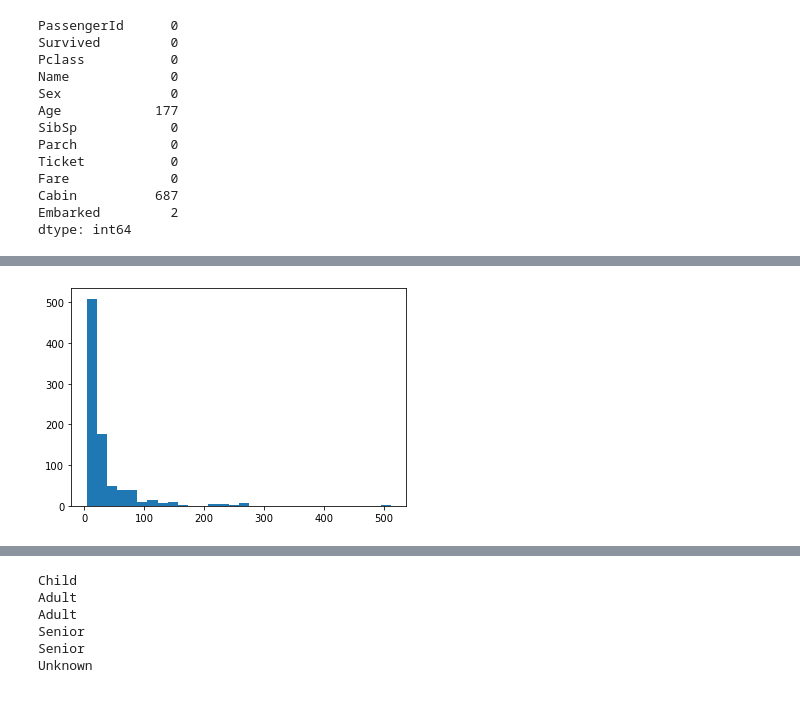
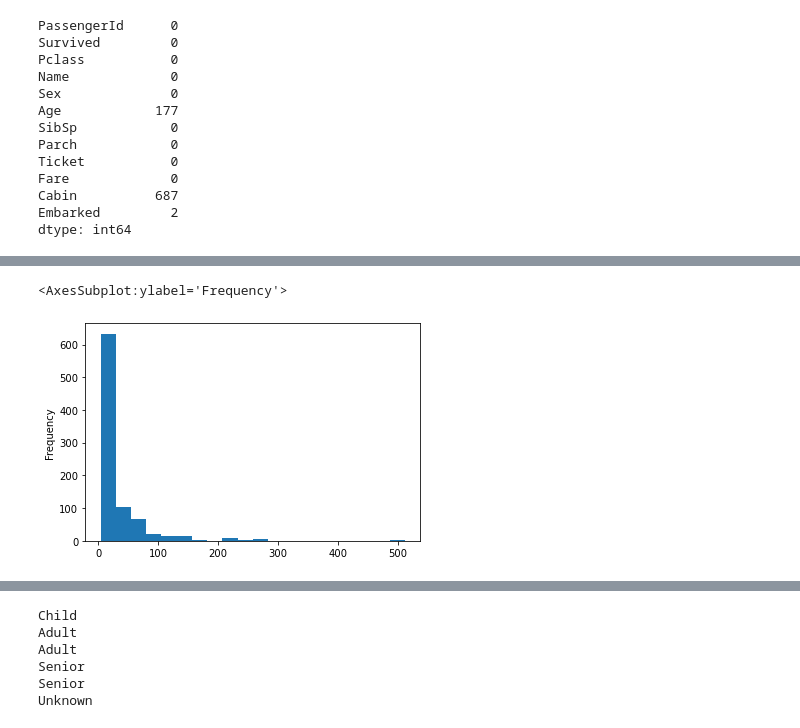
Before and after one commit to kyungoh22/titanic_EDA, a Jupyter notebook: titanic_EDA.ipynb, the cells around one changed output, grey strips where cells are left out. Cells and saved outputs as stored; diff of their text form; code cells hidden in the pictures.

```diff
--- a/titanic_EDA.ipynb
+++ b/titanic_EDA.ipynb
@@ -40,11 +96,10 @@ dtype: int64
 # %%
 # Filter out rows where Fare == 0
 # Select 'Fare' column and plot histogram
 
-fares = df_train [df_train['Fare'] != 0] ['Fare']
+df_fares_not_missing = df_train [df_train['Fare'] != 0]
 
-fig, ax = plt.subplots()
-ax.hist(fares, bins = 30)
-plt.show()
+df_fares_not_missing['Fare'].plot(kind = 'hist', bins = 20)
 # %% [output]
+<AxesSubplot:ylabel='Frequency'>
-[figure, old version]
+[figure, new version]
```
Also changed, not shown: parts of 38 cells of this notebook.
